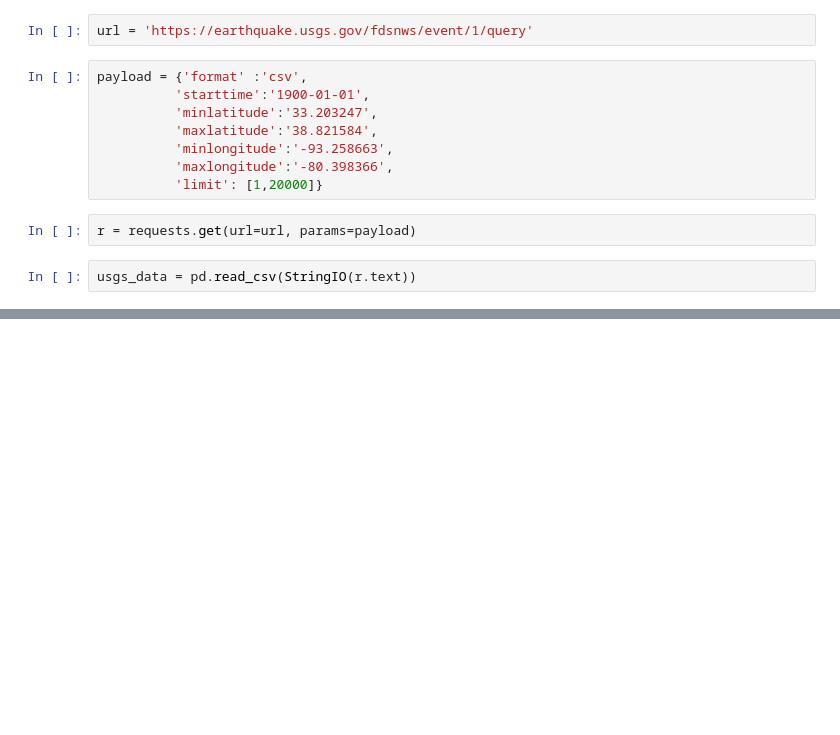
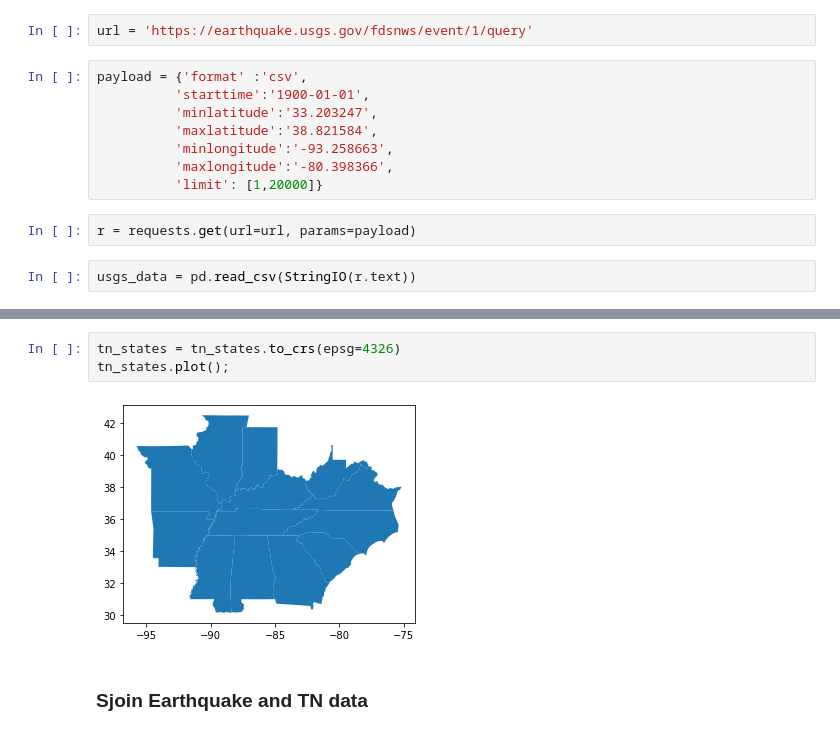
Before and after one commit to nss-data-science-cohort-4/dq3-earthquakes-very-success-2, a Jupyter notebook: USGS API Data.ipynb, the cells around one changed output, grey strips where cells are left out. Drawn from its saved outputs; the diff is of its cells as text; blank space fills up the shorter version.

```diff
--- a/USGS API Data.ipynb
+++ b/USGS API Data.ipynb
@@ -46,0 +186,7 @@ DriverError: Unable to open tl_2019_us_statex.shp or tl_2019_us_statex.SHP.
+# %%
+tn_states = tn_states.to_crs(epsg=4326)
+tn_states.plot();
+# %% [output]
+[figure, added]
+# %% [markdown]
+### Sjoin Earthquake and TN data
```
Also changed, not shown: parts of 53 cells of this notebook.
